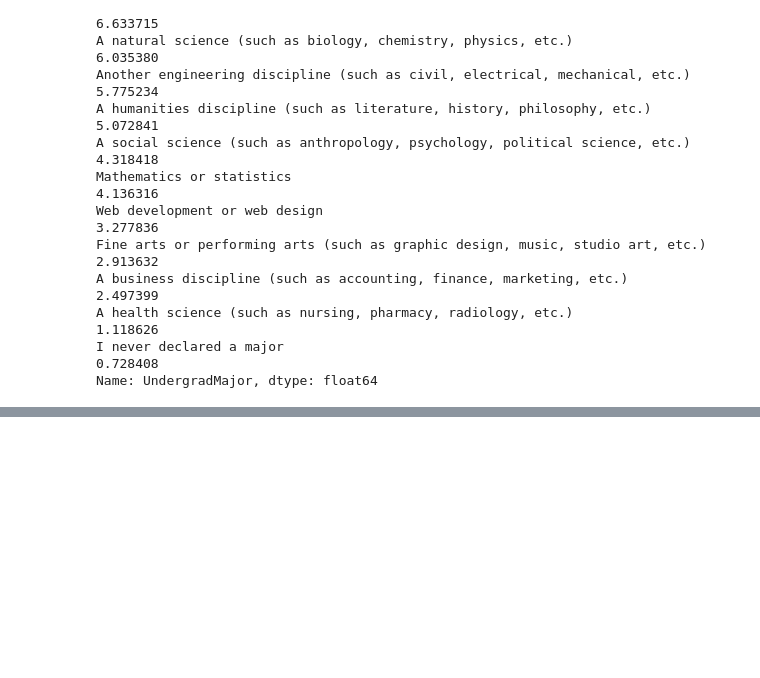
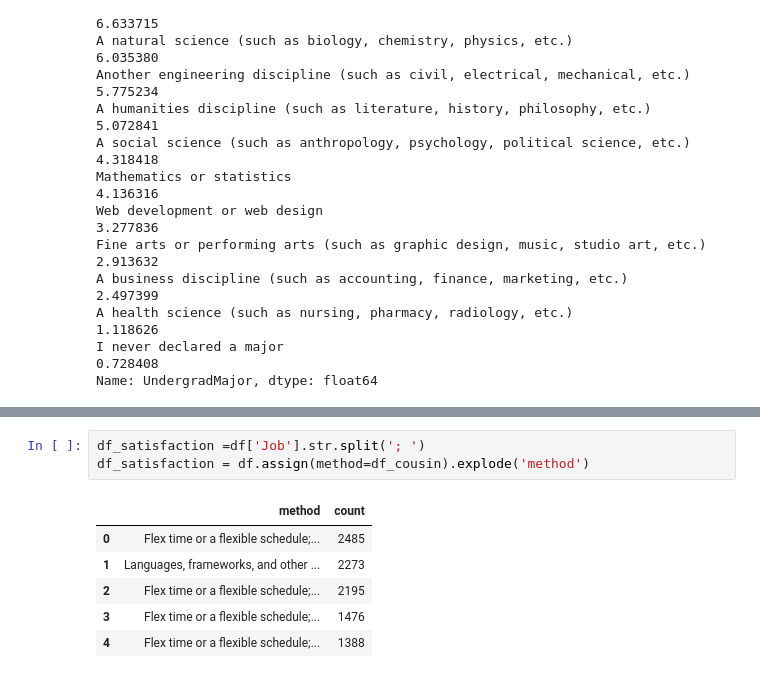
Before and after one commit to iris-theof/developers_survey, a Jupyter notebook: developers_insights.ipynb, the cells around one changed output, grey strips where cells are left out. Cells and saved outputs as stored; diff of their text form; blank space fills up the shorter version.

```diff
--- a/developers_insights.ipynb
+++ b/developers_insights.ipynb
@@ -159,0 +399,10 @@ Name: UndergradMajor, dtype: float64
+# %%
+df_satisfaction =df['Job'].str.split('; ')
+df_satisfaction = df.assign(method=df_cousin).explode('method')
+# %% [output]
+|  | method | count |
+| 0 | Flex time or a flexible schedule;... | 2485 |
+| 1 | Languages, frameworks, and other ... | 2273 |
+| 2 | Flex time or a flexible schedule;... | 2195 |
+| 3 | Flex time or a flexible schedule;... | 1476 |
+| 4 | Flex time or a flexible schedule;... | 1388 |
```
Also changed, not shown: parts of 28 cells of this notebook.
